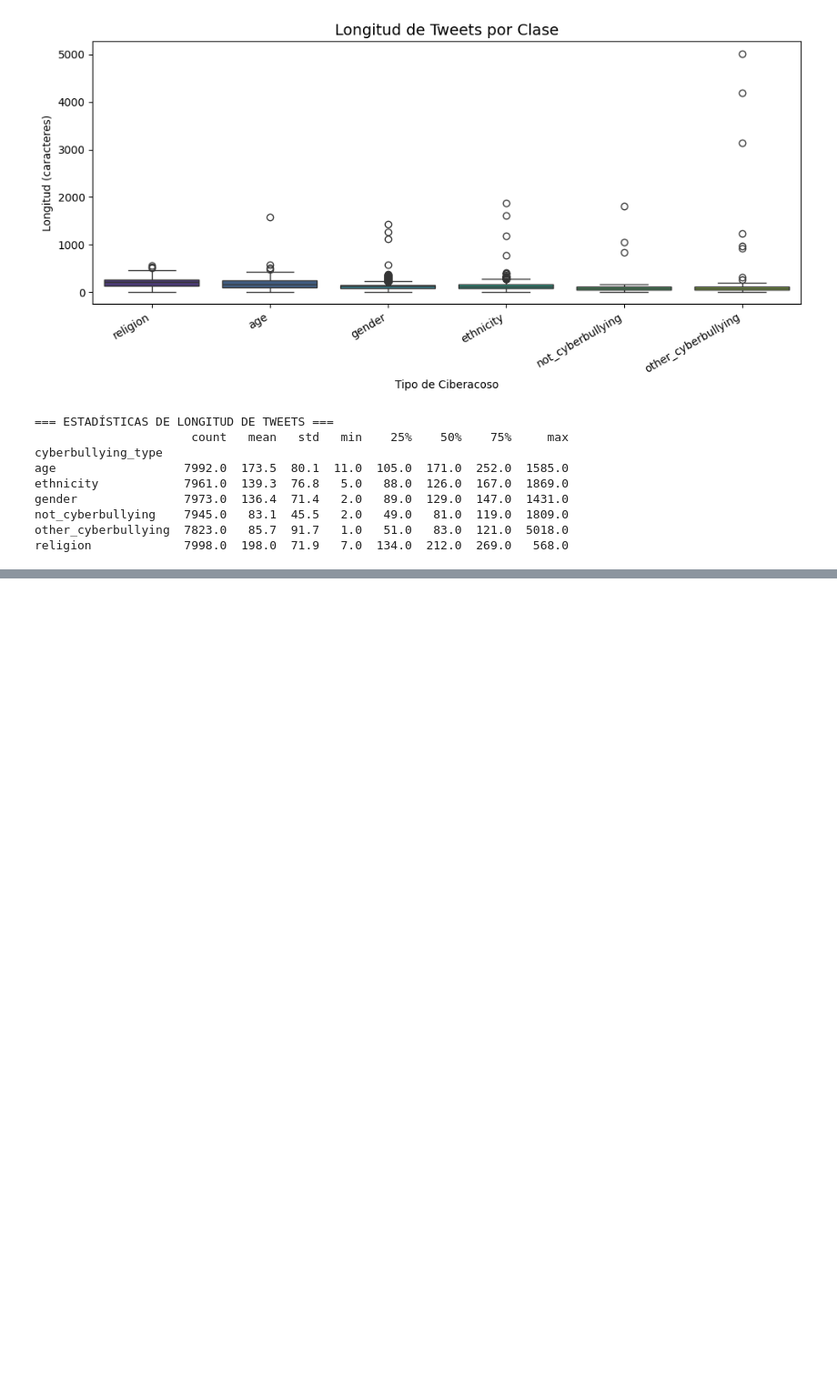
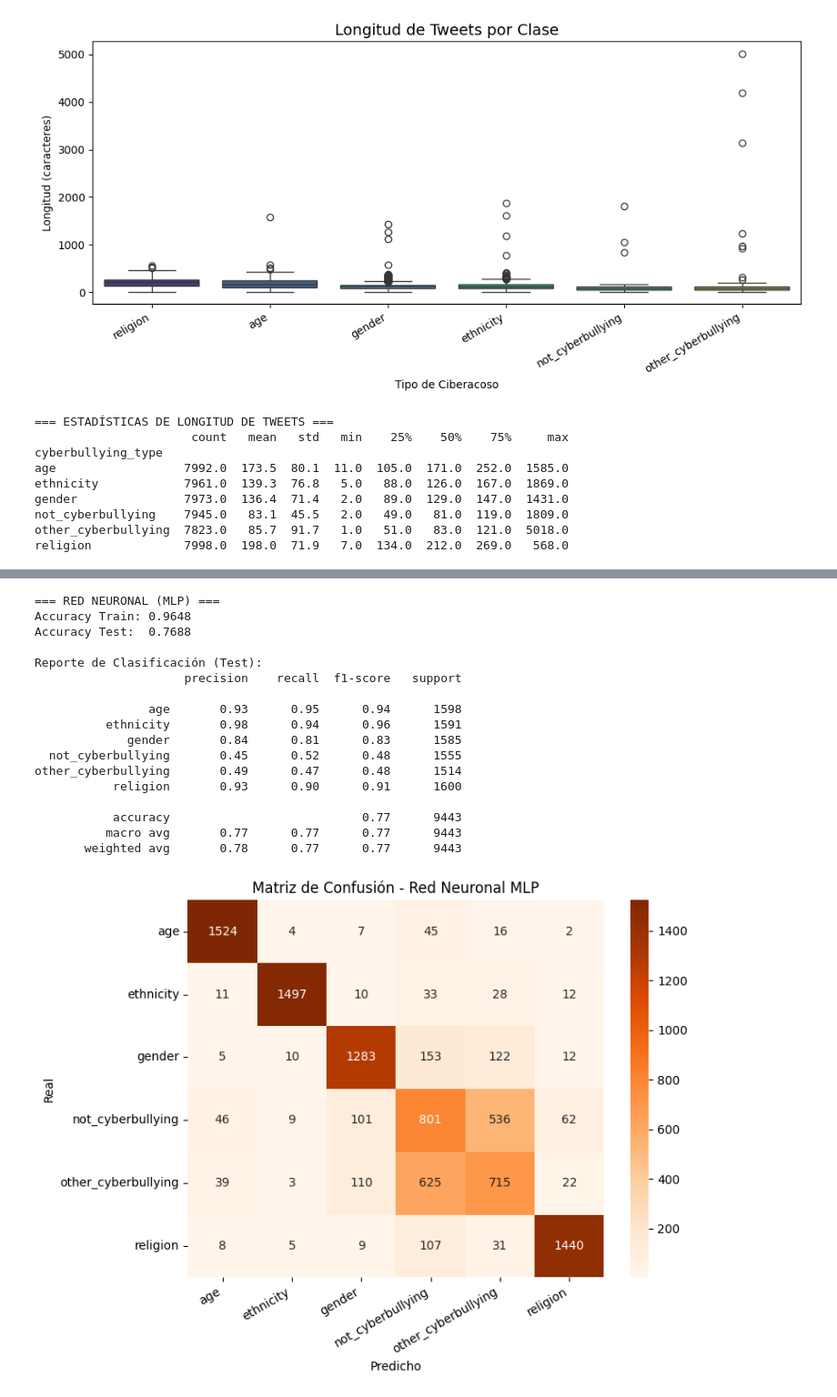
Before and after one commit to Hugo2049/ia-proyecto-1, a Jupyter notebook: proyecto.ipynb, the cells around one changed output, grey strips where cells are left out. Shown at 91% size. Drawn from its saved outputs; the diff is of its cells as text; code cells hidden in the pictures; blank space fills up the shorter version.

```diff
--- a/proyecto.ipynb
+++ b/proyecto.ipynb
@@ -213,0 +336,46 @@ Dimensión matriz Test:  (9443, 10000)
+# %%
+# ============================================================
+# Modelo 3: Red Neuronal (MLP)
+# ============================================================
+from sklearn.neural_network import MLPClassifier
+
+print("Entrenando Red Neuronal (puede tardar 3-5 minutos)...")
+mlp_model = MLPClassifier(
+    hidden_layer_sizes=(256, 128),  # 2 capas ocultas
+    activation='relu',
+    max_iter=30,
+    batch_size=256,
+    learning_rate_init=0.001,
+    random_state=42,
+    verbose=True
+)
+mlp_model.fit(X_train_tfidf, y_train)
+
+# Predicciones
+y_pred_mlp_train = mlp_model.predict(X_train_tfidf)
+y_pred_mlp_test  = mlp_model.predict(X_test_tfidf)
+
+# Métricas
+acc_mlp_train = accuracy_score(y_train, y_pred_mlp_train)
+acc_mlp_test  = accuracy_score(y_test,  y_pred_mlp_test)
+
+print(f"\n=== RED NEURONAL (MLP) ===")
+print(f"Accuracy Train: {acc_mlp_train:.4f}")
+print(f"Accuracy Test:  {acc_mlp_test:.4f}")
+print(f"\nReporte de Clasificación (Test):")
+print(classification_report(y_test, y_pred_mlp_test))
+
+# Matriz de confusión
+plt.figure(figsize=(8, 6))
+cm_mlp = confusion_matrix(y_test, y_pred_mlp_test, labels=mlp_model.classes_)
+sns.heatmap(cm_mlp, annot=True, fmt='d', cmap='Oranges',
+            xticklabels=mlp_model.classes_,
+            yticklabels=mlp_model.classes_)
+plt.title('Matriz de Confusión - Red Neuronal MLP')
+plt.ylabel('Real')
+plt.xlabel('Predicho')
+plt.xticks(rotation=30, ha='right')
+plt.tight_layout()
+plt.savefig('confusion_mlp.png', dpi=150)
+plt.show()
+# %% [output]
@@ -213,0 +399,18 @@ Dimensión matriz Test:  (9443, 10000)
+=== RED NEURONAL (MLP) ===
+Accuracy Train: 0.9648
+Accuracy Test:  0.7688
+
+Reporte de Clasificación (Test):
+                     precision    recall  f1-score   support
+
+                age       0.93      0.95      0.94      1598
+          ethnicity       0.98      0.94      0.96      1591
+             gender       0.84      0.81      0.83      1585
+  not_cyberbullying       0.45      0.52      0.48      1555
+other_cyberbullying       0.49      0.47      0.48      1514
+           religion       0.93      0.90      0.91      1600
+
+           accuracy                           0.77      9443
+          macro avg       0.77      0.77      0.77      9443
+       weighted avg       0.78      0.77      0.77      9443
+[figure, added]
```
Also changed, not shown: parts of 5 cells of this notebook, 5 other files.
